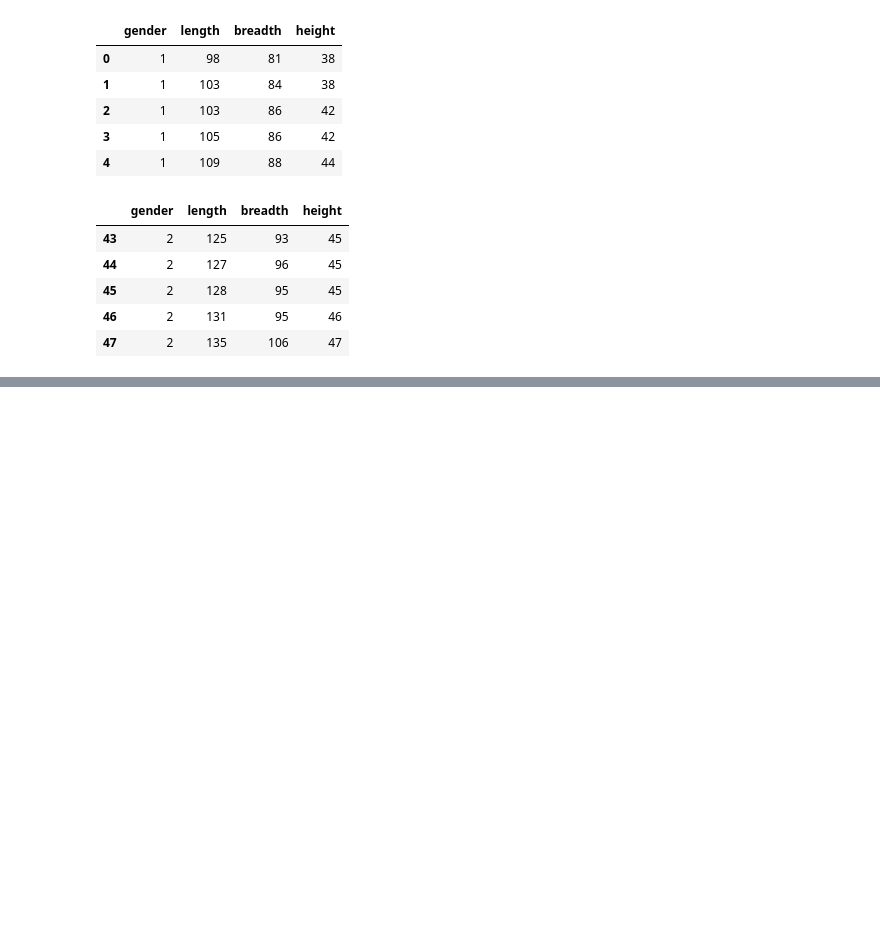
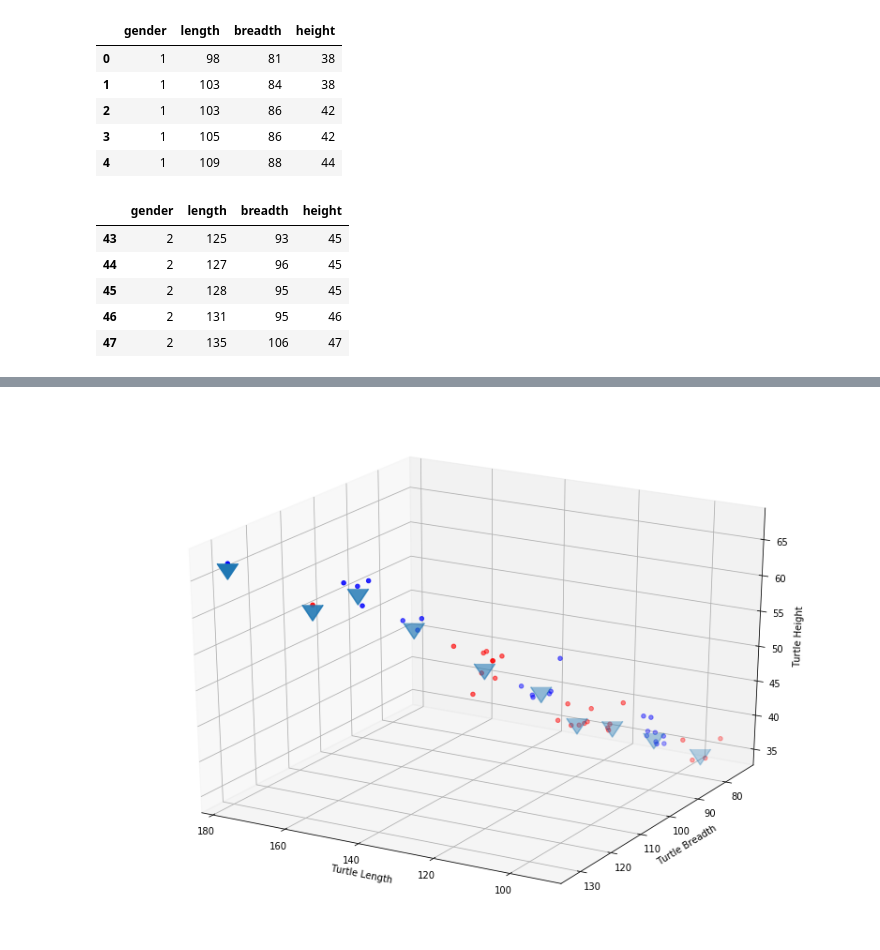
Before and after one commit to willshiao/acm-ds-workshop, a Jupyter notebook: Introduction to Data Science - k-Means.ipynb, the cells around one changed output, grey strips where cells are left out. Saved outputs shown, nothing was run; the diff lists cells and outputs as text; code cells hidden in the pictures; blank space fills up the shorter version.

```diff
--- a/Introduction to Data Science - k-Means.ipynb
+++ b/Introduction to Data Science - k-Means.ipynb
@@ -70,0 +78,4 @@ plt.show()
+# %%
+plot_kmeans(10)
+# %% [output]
+[figure, added]
```
Also changed, not shown: parts of 4 cells of this notebook.
